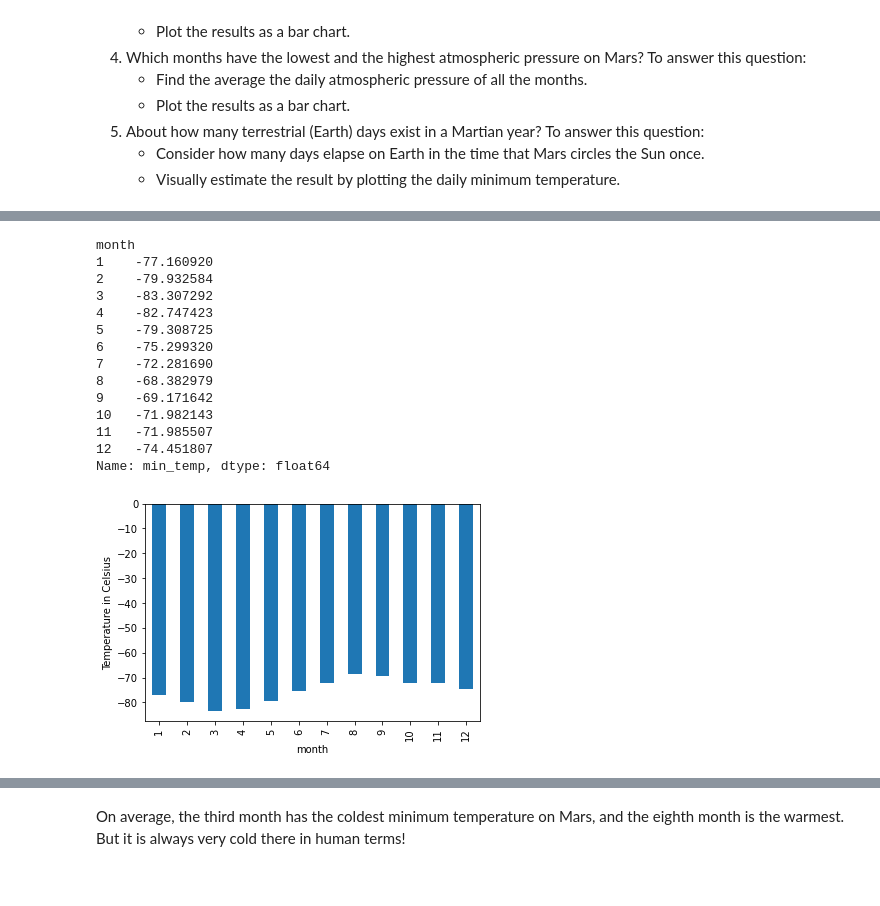
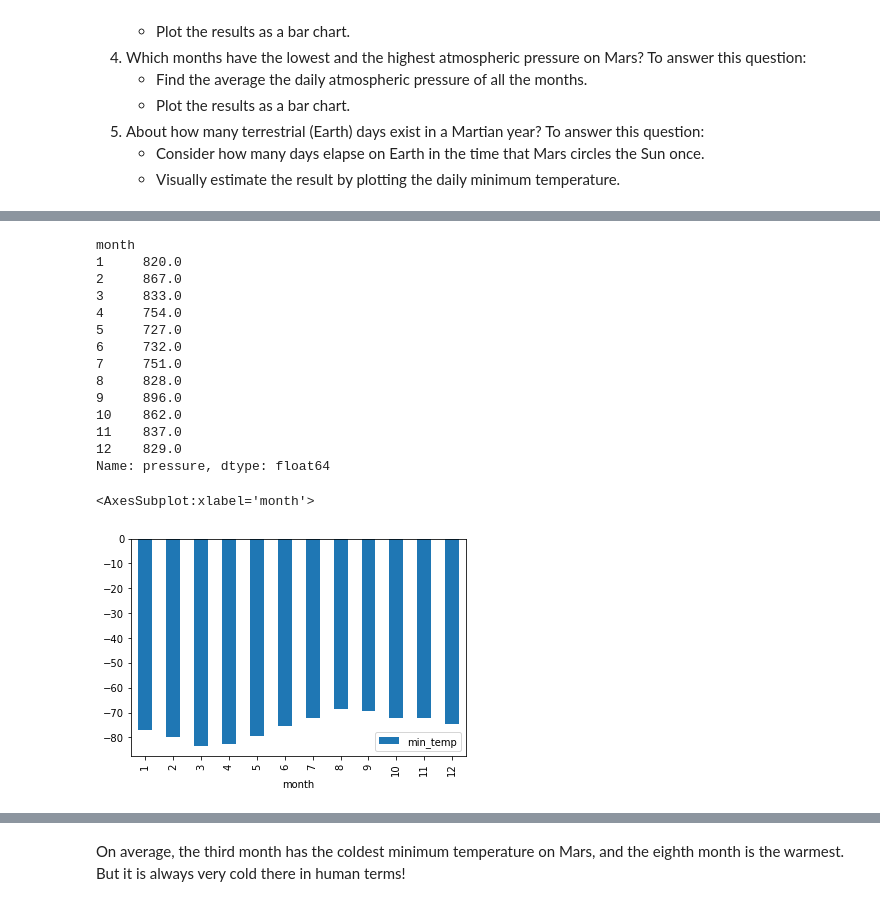
Before and after one commit to mediva1/Mission-to-Mars, a Jupyter notebook: part_2_mars_weather.ipynb, the cells around one changed output, grey strips where cells are left out. Saved outputs shown, nothing was run; the diff lists cells and outputs as text; code cells hidden in the pictures.

```diff
--- a/part_2_mars_weather.ipynb
+++ b/part_2_mars_weather.ipynb
@@ -44,5 +70,20 @@ Assemble the scraped data into a Pandas DataFrame. The columns should have the s
 * `pressure`: The atmospheric pressure at Curiosity's location
 # %%
 # Create an empty list
+new_list=[]
 
 # Loop through the scraped data to create a list of rows
+questions_list=[]
+for question in questions_divs:
+    summary= question.find_all("td")
+    row=[]
+    for td in summary :
+
+
+        row.append(td.text)
+
+
+
+
+    questions_list.append(row)
+questions_list
@@ -49,2 +108,12 @@ Assemble the scraped data into a Pandas DataFrame. The columns should have the s
 # %%
 # Create a Pandas DataFrame by using the list of rows and a list of the column names
+# import pandas as pd
+import pandas as pd
+
+# list of strings
+lst = ['id', 'terrestrial_date', 'sol', 'ls',
+			'month','min_temp', 'pressure',]
+
+# Calling DataFrame constructor on list
+df = pd.DataFrame(questions_list,columns=lst)
+df
@@ -79,2 +155,11 @@ dtype: object
+# %%
+# Change data types for data analysis
+df['id']=df['id'].astype(int)
+df['terrestrial_date']=pd.to_datetime(df['terrestrial_date'])
+df['sol']=df['sol'].astype(int)
+df['ls']=df['ls'].astype(int)
+df['month']=df['month'].astype(int)
+df['min_temp']=df['min_temp'].astype(float)
+df['pressure']=df['pressure'].astype(float)
 # %%
 # Confirm type changes were successful by examining data types again
@@ -126,23 +222,30 @@ Name: month, dtype: int64
 # %%
 # 3. What is the average low temperature by month?
+mars=df.groupby('month')
+mars_min_pressure=mars.min()['pressure']
+mars_min_pressure
 # %% [output]
 month
-1    -77.160920
-2    -79.932584
-3    -83.307292
-4    -82.747423
-5    -79.308725
-6    -75.299320
-7    -72.281690
-8    -68.382979
-9    -69.171642
-10   -71.982143
-11   -71.985507
-12   -74.451807
-Name: min_temp, dtype: float64
+1     820.0
+2     867.0
+3     833.0
+4     754.0
+5     727.0
+6     732.0
+7     751.0
+8     828.0
+9     896.0
+10    862.0
+11    837.0
+12    829.0
+Name: pressure, dtype: float64
 # %%
 # Plot the average temperature by month
+mars_average=mars.mean()
+mars_average
+mars_average.plot(kind='bar',y='min_temp')
 # %% [output]
+<AxesSubplot:xlabel='month'>
-[figure, old version]
+[figure, new version]
 # %%
 # Identify the coldest and hottest months in Curiosity's location
```
Also changed, not shown: parts of 19 cells of this notebook.
